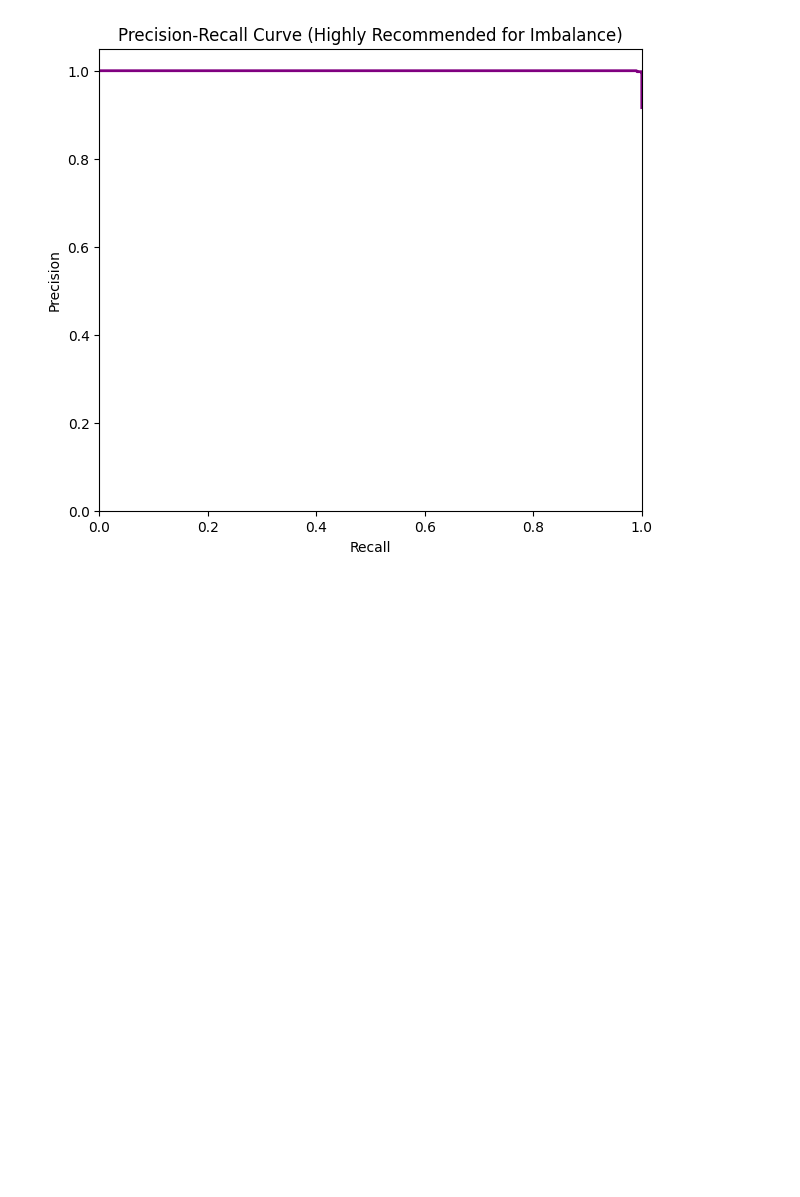
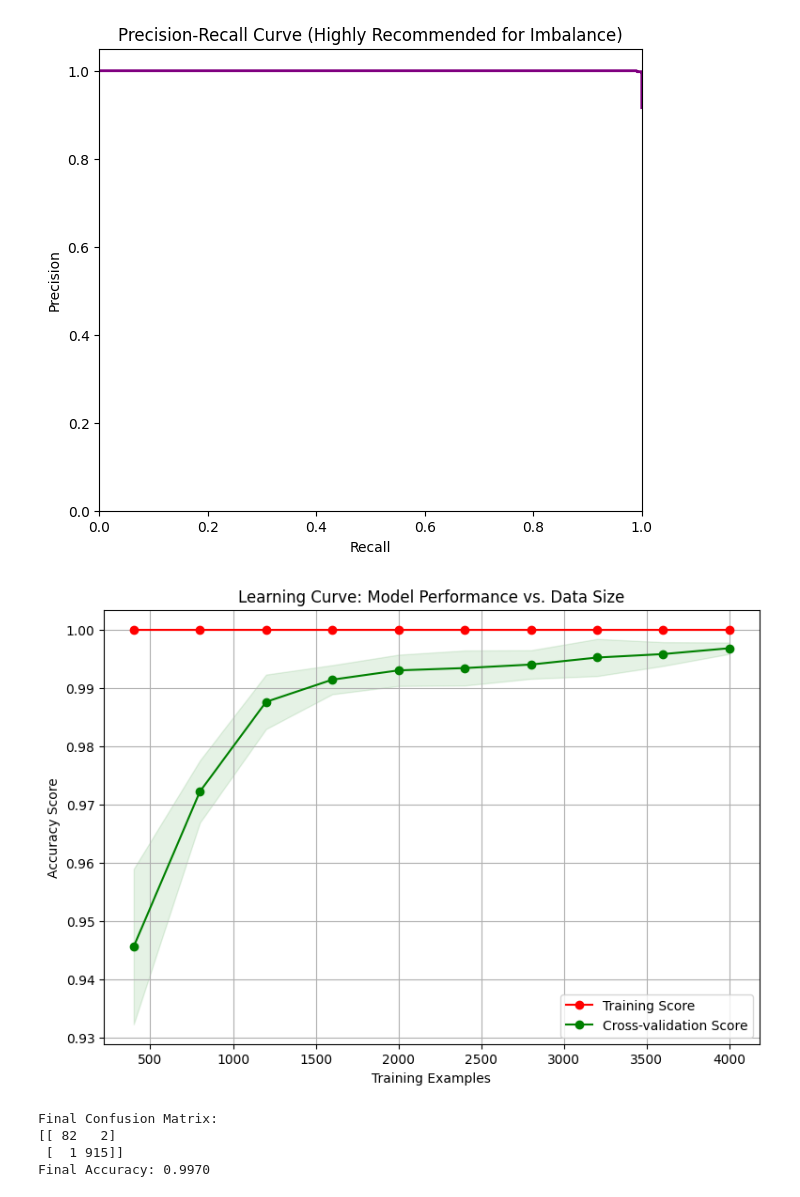
Before and after one commit to muhammadsiddique99/ENGG680_2025_Fall, a Jupyter notebook: Final_Project_G15/Road_Maintenence_Prediction.ipynb, the cells around one changed output. Saved outputs shown, nothing was run; the diff lists cells and outputs as text; code cells hidden in the pictures; blank space fills up the shorter version.

Commit message:
Completed Final Project; 'Learning Curve: Model Performance vs. Data Size' in the Python notebook.

```diff
--- a/Final_Project_G15/Road_Maintenence_Prediction.ipynb
+++ b/Final_Project_G15/Road_Maintenence_Prediction.ipynb
@@ -14,7 +14,7 @@ import pandas as pd
 import numpy as np
 # %%
 #Using Panda Library to import & read .csv file
-df_data = pd.read_csv('/content/sample_data/climate_data.csv')
+df_data = pd.read_csv('/content/climate_resilient_road_maintenance.csv')
 # %%
 #Setup variables/ Filtering the Dataset
 target = 'maintenance_frequency'
@@ -478,3 +478,49 @@ plt.title('Precision-Recall Curve (Highly Recommended for Imbalance)')
 plt.show()
 # %% [output]
 [figure]
+# %%
+# Extract the classifier model from the pipeline (preprocessor handles features)
+estimator = rf_classifier.named_steps['model']
+X_transformed = rf_classifier.named_steps['preprocessor'].fit_transform(X_cls)
+# %%
+# Calculate scores on training and cross-validation sets
+train_sizes, train_scores, test_scores = learning_curve(
+    estimator, X_transformed, y_cls, cv=5, n_jobs=-1,
+    train_sizes=np.linspace(0.1, 1.0, 10), scoring='accuracy', random_state=42
+)
+# %%
+# Calculate mean and standard deviation for scores
+train_scores_mean = np.mean(train_scores, axis=1)
+train_scores_std = np.std(train_scores, axis=1)
+test_scores_mean = np.mean(test_scores, axis=1)
+test_scores_std = np.std(test_scores, axis=1)
+# %%
+#plotting a learning curve
+plt.figure(figsize=(9, 6))
+plt.fill_between(train_sizes, train_scores_mean - train_scores_std,
+                 train_scores_mean + train_scores_std, alpha=0.1, color="r")
+plt.fill_between(train_sizes, test_scores_mean - test_scores_std,
+                 test_scores_mean + test_scores_std, alpha=0.1, color="g")
+
+plt.plot(train_sizes, train_scores_mean, 'o-', color="r", label="Training Score")
+plt.plot(train_sizes, test_scores_mean, 'o-', color="g", label="Cross-validation Score")
+
+plt.xlabel("Training Examples")
+plt.ylabel("Accuracy Score")
+plt.title("Learning Curve: Model Performance vs. Data Size")
+plt.legend(loc="best")
+plt.grid(True)
+plt.show()
+# %% [output]
+[figure, added]
+# %%
+# --- FINAL VALIDATION (Confusion Matrix and Accuracy) ---
+cm = confusion_matrix(y_test_cls, y_pred_cls)
+print("\nFinal Confusion Matrix:")
+print(cm)
+print(f"Final Accuracy: {accuracy_score(y_test_cls, y_pred_cls):.4f}")
+# %% [output]
+Final Confusion Matrix:
+[[ 82   2]
+ [  1 915]]
+Final Accuracy: 0.9970
```
